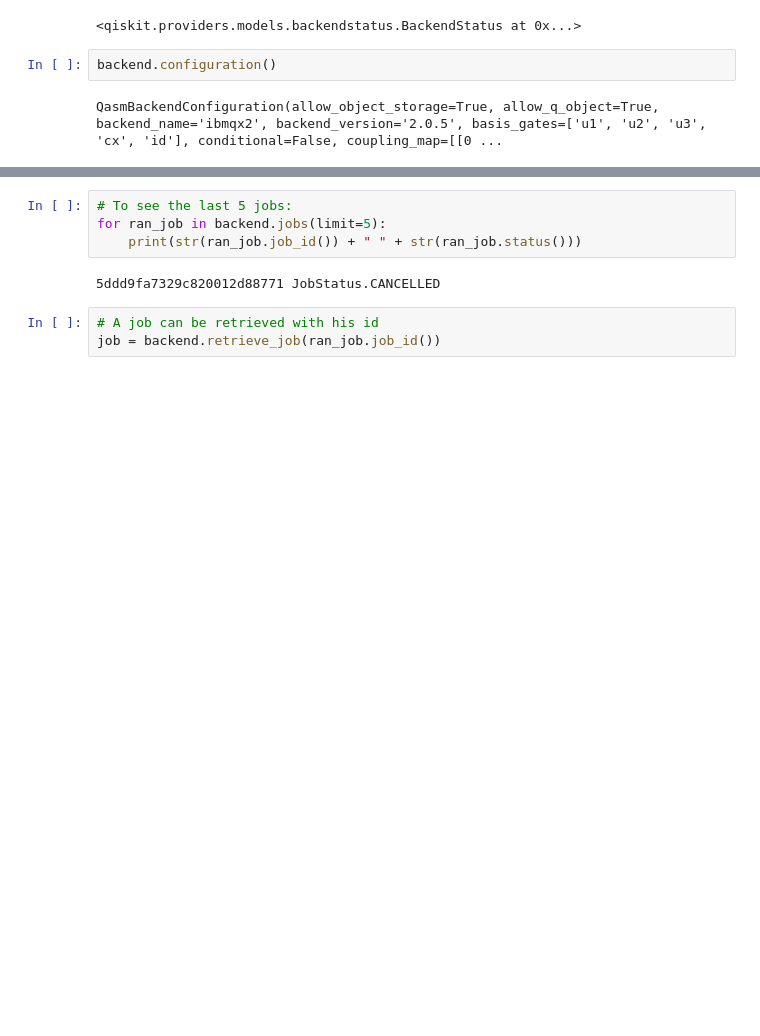
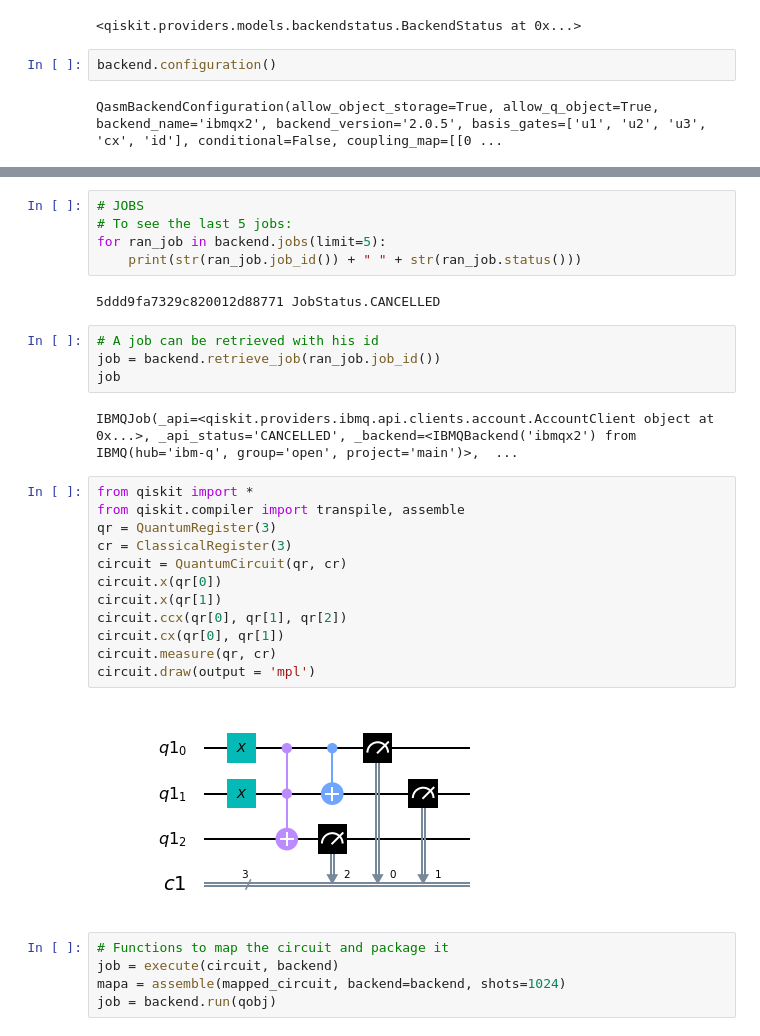
Before and after one commit to Adri-md-1208/Quantum-Project, a Jupyter notebook: Tutorials/Tutorials/The IBM account.ipynb, the cells around one changed output, grey strips where cells are left out. Cells and saved outputs as stored; diff of their text form; blank space fills up the shorter version.

```diff
--- a/Tutorials/Tutorials/The IBM account.ipynb
+++ b/Tutorials/Tutorials/The IBM account.ipynb
@@ -113,4 +115,5 @@ BackendProperties(_gates={'id': {(0,): {'gate_error': (0.000647144826227007, dat
 # %%
+# JOBS
 # To see the last 5 jobs:
 for ran_job in backend.jobs(limit=5):
     print(str(ran_job.job_id()) + " " + str(ran_job.status()))
@@ -119,3 +122,25 @@ for ran_job in backend.jobs(limit=5):
 # %%
 # A job can be retrieved with his id
 job = backend.retrieve_job(ran_job.job_id())
+job
+# %% [output]
+IBMQJob(_api=<qiskit.providers.ibmq.api.clients.account.AccountClient object at 0x...>, _api_status='CANCELLED', _backend=<IBMQBackend('ibmqx2') from IBMQ(hub='ibm-q', group='open', project='main')>,  ...
+# %%
+from qiskit import *
+from qiskit.compiler import transpile, assemble
+qr = QuantumRegister(3)
+cr = ClassicalRegister(3)
+circuit = QuantumCircuit(qr, cr)
+circuit.x(qr[0])
+circuit.x(qr[1])
+circuit.ccx(qr[0], qr[1], qr[2])
+circuit.cx(qr[0], qr[1])
+circuit.measure(qr, cr)
+circuit.draw(output = 'mpl')
+# %% [output]
+[figure, added]
+# %%
+# Functions to map the circuit and package it
+job = execute(circuit, backend)
+mapa = assemble(mapped_circuit, backend=backend, shots=1024)
+job = backend.run(qobj)
```
Also changed, not shown: parts of 8 cells of this notebook, 1 other file.
